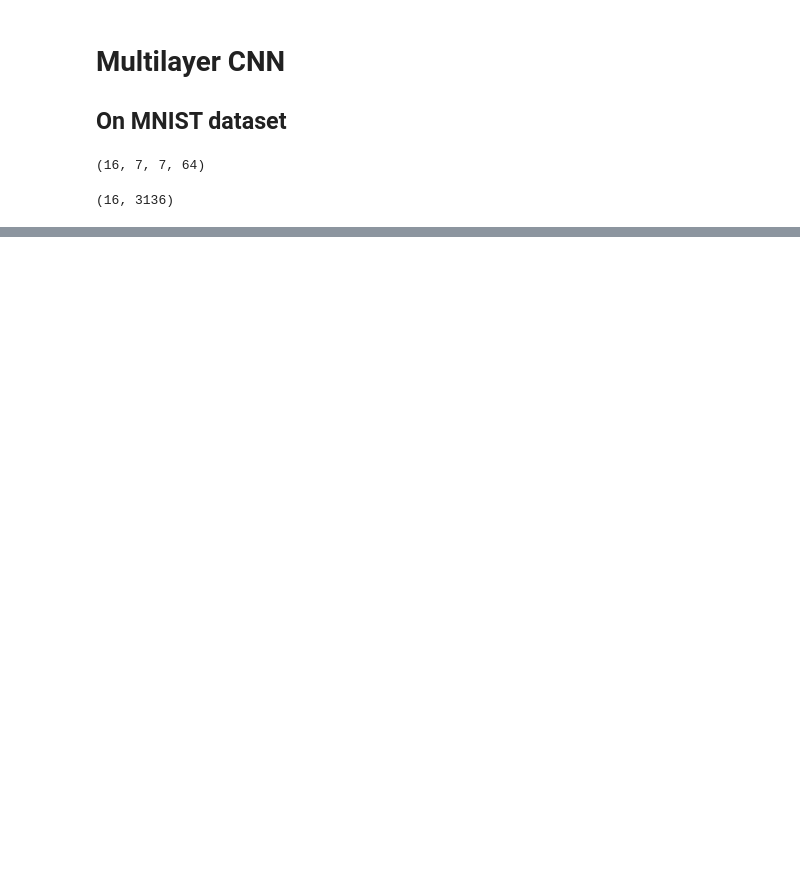
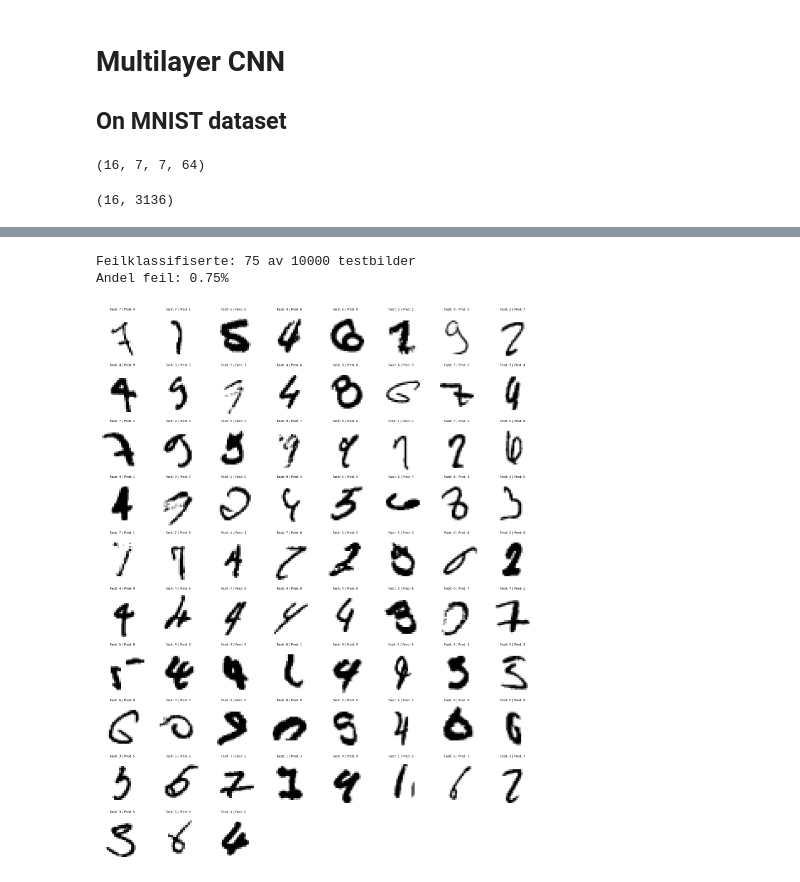
Before and after one commit to hskramstad00/DAT300, a Jupyter notebook: Boka/CH15: Classifing Images with CNN/multilayer_cnn.ipynb, the cells around one changed output, grey strips where cells are left out. Drawn from its saved outputs; the diff is of its cells as text; code cells hidden in the pictures; blank space fills up the shorter version.

```diff
--- a/Boka/CH15: Classifing Images with CNN/multilayer_cnn.ipynb
+++ b/Boka/CH15: Classifing Images with CNN/multilayer_cnn.ipynb
@@ -135,0 +211,5 @@ Model: "sequential_9"
+# %%
+# getting the missflassified
+mnist_test = mnist_test.batch(BATCH_SIZE)
+
+evaluate_test = model.evaluate(mnist_test)
@@ -135,0 +218,60 @@ Model: "sequential_9"
+# %%
+# Finn alle feilklassifiserte eksempler i hele testsettet
+all_test_images = []
+all_test_labels = []
+all_test_predictions = []
+
+# gå gjennom testsettet
+for images, labels in mnist_test:
+    # Kaller modellen på bildene; resultatet er sannsynligheter for hver av de 10 klassene.
+    # training=False gjør at dropout ikke slår av nevroner under evalueringen.
+    probabilities = model(images, training=False)
+    # Velger klassen med høyest sannsynlighet for hvert bilde i batchen.
+    predictions = tf.argmax(probabilities, axis=1)
+    # Lagrer bilder, etiketter og prediksjoner fra denne batchen.
+    all_test_images.append(images.numpy())
+    all_test_labels.append(labels.numpy())
+    all_test_predictions.append(predictions.numpy())
+
+# Slår sammen batchene til én array for hele testsettet.
+all_test_images = np.concatenate(all_test_images)
+all_test_labels = np.concatenate(all_test_labels)
+all_test_predictions = np.concatenate(all_test_predictions)
+
+# Sammenligningen lager True for feil og False for riktige prediksjoner.
+# flatnonzero gir indeksene der sammenligningen er True.
+misclassified_indices = np.flatnonzero(all_test_predictions != all_test_labels)
+# Teller hvor mange eksempler som ble behandlet totalt.
+num_test_examples = len(all_test_labels)
+# Teller antall feil ved å telle indeksene som ble funnet over.
+num_misclassified = len(misclassified_indices)
+
+# Skriver ut antall feil og totalt antall testbilder.
+print(f'Feilklassifiserte: {num_misclassified} av {num_test_examples} testbilder')
+# Skriver ut hvor stor prosentandel av testbildene som ble feilklassifisert.
+print(f'Andel feil: {100 * num_misclassified / num_test_examples:.2f}%')
+
+if num_misclassified:
+
+    columns = 8
+    rows = int(np.ceil(num_misclassified / columns))
+    fig, axes = plt.subplots(rows, columns, figsize=(16, 2 * rows), squeeze=False)
+
+    for axis in axes.flat:
+        axis.axis('off')
+
+    for axis, index in zip(axes.flat, misclassified_indices):
+        axis.imshow(all_test_images[index, :, :, 0], cmap='gray_r')
+        axis.set_title(
+            f"Fasit: {all_test_labels[index]} | Pred: {all_test_predictions[index]}",
+            fontsize=8
+        )
+
+    plt.tight_layout()
+    plt.show()
+else:
+    print('Ingen feilklassifiserte testbilder.')
+# %% [output]
+Feilklassifiserte: 75 av 10000 testbilder
+Andel feil: 0.75%
+[figure, added]
```
Also changed, not shown: parts of 6 cells of this notebook.
